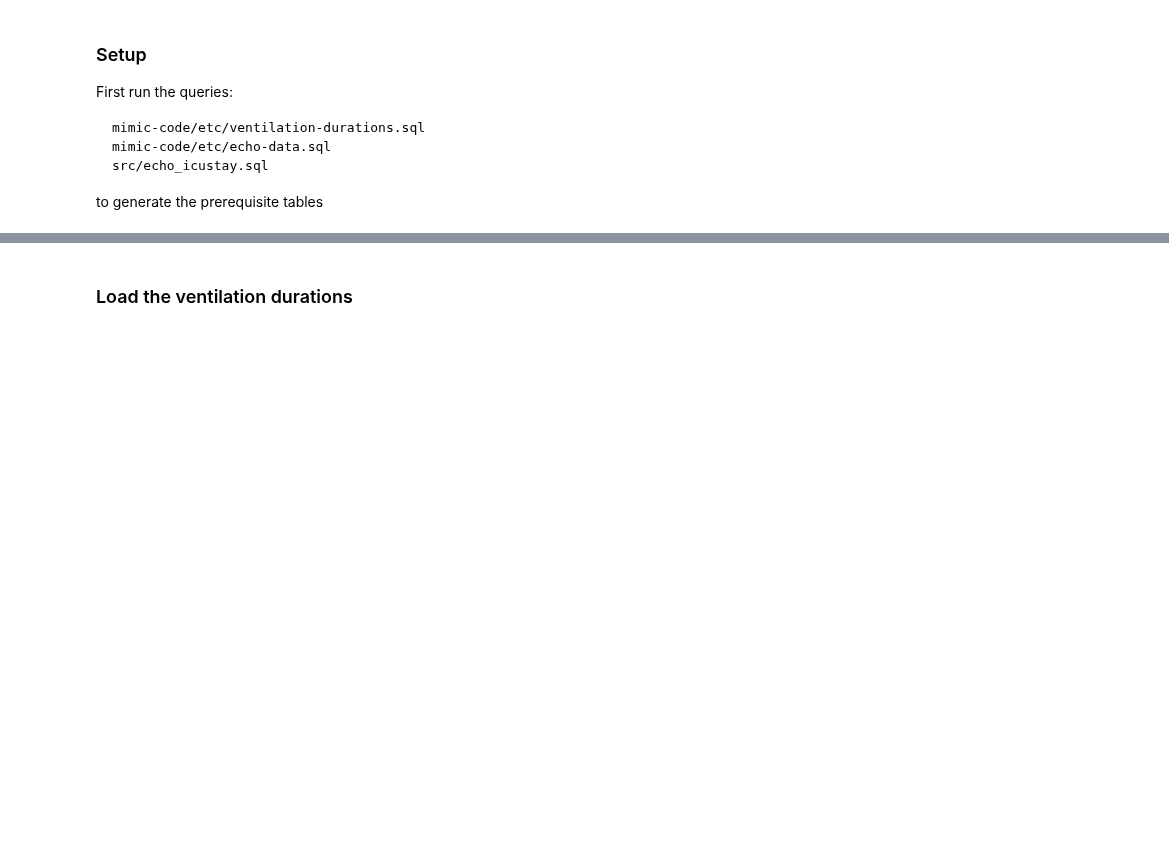
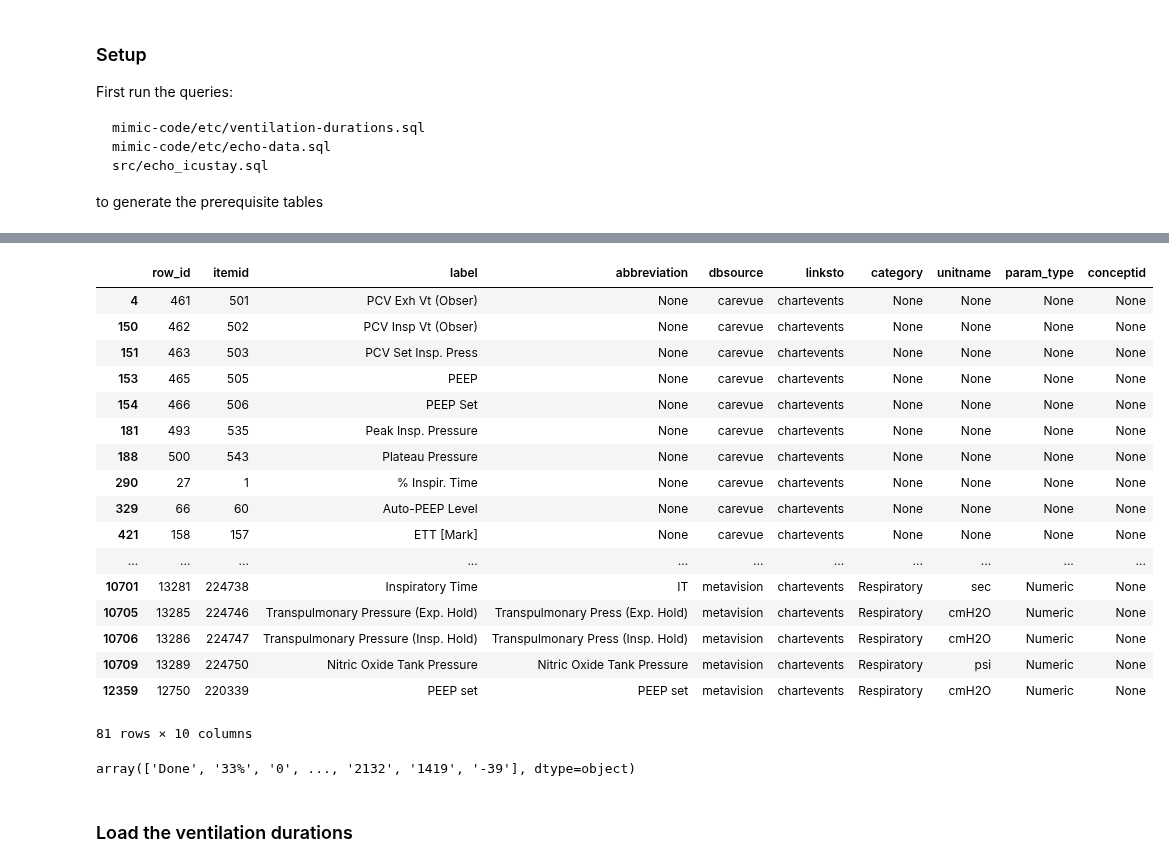
Before and after one commit to yhtgrace/echo, a Jupyter notebook: notebooks/161026_ventilation.ipynb, the cells around one changed output, grey strips where cells are left out. Saved outputs shown, nothing was run; the diff lists cells and outputs as text; code cells hidden in the pictures; blank space fills up the shorter version.

Commit message:
added ventilation durations script for modification. examined chartevents that indicate ventilation

```diff
--- a/notebooks/161026_ventilation.ipynb
+++ b/notebooks/161026_ventilation.ipynb
@@ -33,3 +33,32 @@ if cur:
 con = psycopg2.connect(dbname = dbname, user = sqluser, host='/var/run/postgresql')
 cur = con.cursor()
 cur.execute('SET search_path to ' + schema_name)
+# %%
+query = \
+"""
+SELECT icustay_id, charttime, itemid, value FROM chartevents
+where value is not null
+and itemid in
+(
+     640 -- extubated
+     , 648 -- speech
+     , 720 -- vent type
+     , 467 -- O2 delivery device
+     , 445, 448, 449, 450, 1340, 1486, 1600, 224687 -- minute volume
+     , 639, 654, 681, 682, 683, 684,224685,224684,224686 -- tidal volume
+     , 218,436,535,444,459,224697,224695,224696,224746,224747 -- High/Low/Peak/Mean/Neg insp force ("RespPressure")
+     , 221,1,1211,1655,2000,226873,224738,224419,224750,227187 -- Insp pressure
+     , 543 -- PlateauPressure
+     , 5865,5866,224707,224709,224705,224706 -- APRV pressure
+     , 60,437,505,506,686,220339,224700 -- PEEP
+     , 3459 -- high pressure relief
+     , 501,502,503,224702 -- PCV
+     , 223,667,668,669,670,671,672 -- TCPCV
+     , 157,158,1852,3398,3399,3400,3401,3402,3403,3404,8382,227809,227810 -- ETT
+     , 224701 -- PSVlevel
+)
+
+"""
+ce = pd.read_sql_query(query, con)
+#ventilation.icustay_id = ventilation.icustay_id.astype(int)
+ce.head()
@@ -35,0 +94,8 @@ cur.execute('SET search_path to ' + schema_name)
+# %%
+query = \
+"""
+SELECT * FROM d_items;
+"""
+ditems = pd.read_sql_query(query, con)
+#ventilation.icustay_id = ventilation.icustay_id.astype(int
+ditems.head()
@@ -36,3 +109,28 @@ cur.execute('SET search_path to ' + schema_name)
+# %%
+ditems.loc[ditems.itemid.isin(ce.itemid.unique())]
+# %% [output]
+|  | row_id | itemid | label | abbreviation | dbsource | linksto | category | unitname | param_type | conceptid |
+| 4 | 461 | 501 | PCV Exh Vt (Obser) | None | carevue | chartevents | None | None | None | None |
+| 150 | 462 | 502 | PCV Insp Vt (Obser) | None | carevue | chartevents | None | None | None | None |
+| 151 | 463 | 503 | PCV Set Insp. Press | None | carevue | chartevents | None | None | None | None |
+| 153 | 465 | 505 | PEEP | None | carevue | chartevents | None | None | None | None |
+| 154 | 466 | 506 | PEEP Set | None | carevue | chartevents | None | None | None | None |
+| 181 | 493 | 535 | Peak Insp. Pressure | None | carevue | chartevents | None | None | None | None |
+| 188 | 500 | 543 | Plateau Pressure | None | carevue | chartevents | None | None | None | None |
+| 290 | 27 | 1 | % Inspir. Time | None | carevue | chartevents | None | None | None | None |
+| 329 | 66 | 60 | Auto-PEEP Level | None | carevue | chartevents | None | None | None | None |
+| 421 | 158 | 157 | ETT [Mark] | None | carevue | chartevents | None | None | None | None |
+| ... | ... | ... | ... | ... | ... | ... | ... | ... | ... | ... |
+| 10701 | 13281 | 224738 | Inspiratory Time | IT | metavision | chartevents | Respiratory | sec | Numeric | None |
+| 10705 | 13285 | 224746 | Transpulmonary Pressure (Exp. Hold) | Transpulmonary Press (Exp. Hold) | metavision | chartevents | Respiratory | cmH2O | Numeric | None |
+| 10706 | 13286 | 224747 | Transpulmonary Pressure (Insp. Hold) | Transpulmonary Press (Insp. Hold) | metavision | chartevents | Respiratory | cmH2O | Numeric | None |
+| 10709 | 13289 | 224750 | Nitric Oxide Tank Pressure | Nitric Oxide Tank Pressure | metavision | chartevents | Respiratory | psi | Numeric | None |
+| 12359 | 12750 | 220339 | PEEP set | PEEP set | metavision | chartevents | Respiratory | cmH2O | Numeric | None |
+81 rows × 10 columns
+# %%
+ce.value.unique()
+# %% [output]
+array(['Done', '33%', '0', ..., '2132', '1419', '-39'], dtype=object)
 # %% [markdown]
 ### Load the ventilation durations
 # %%
```
Also changed, not shown: parts of 5 cells of this notebook, 1 other file.
